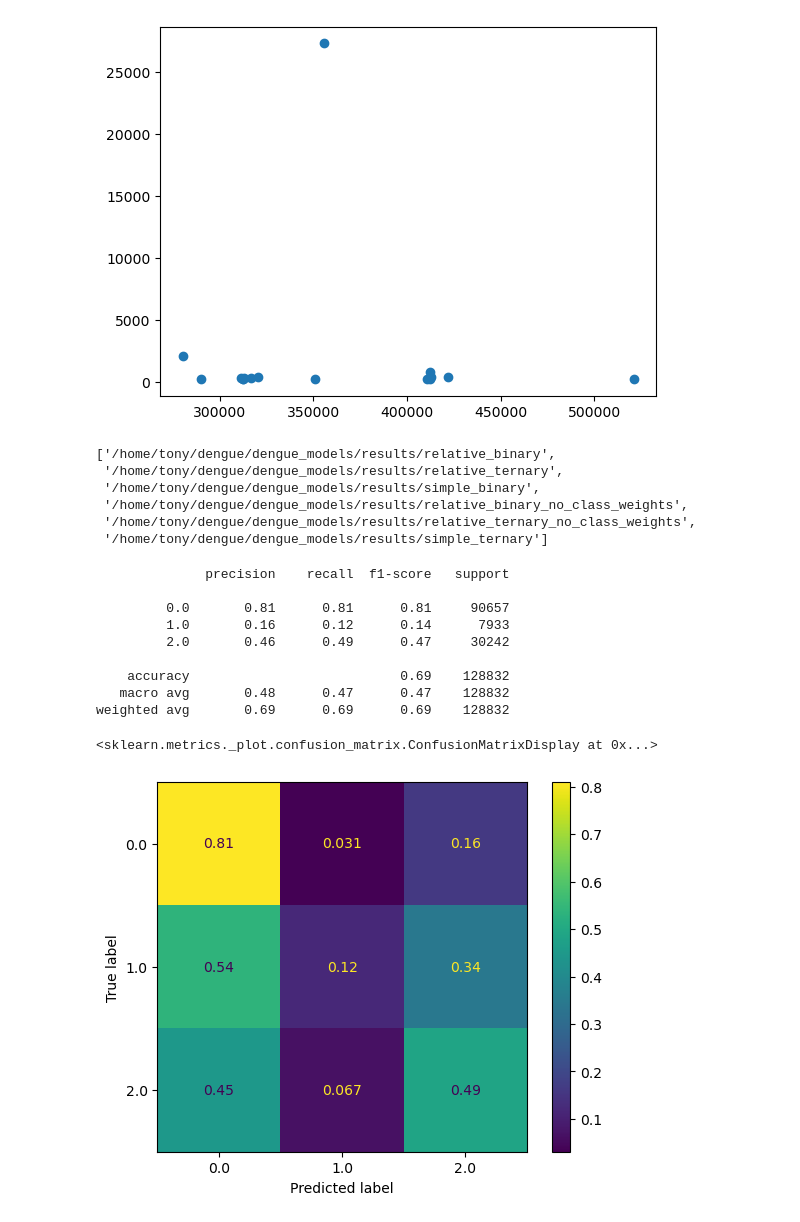
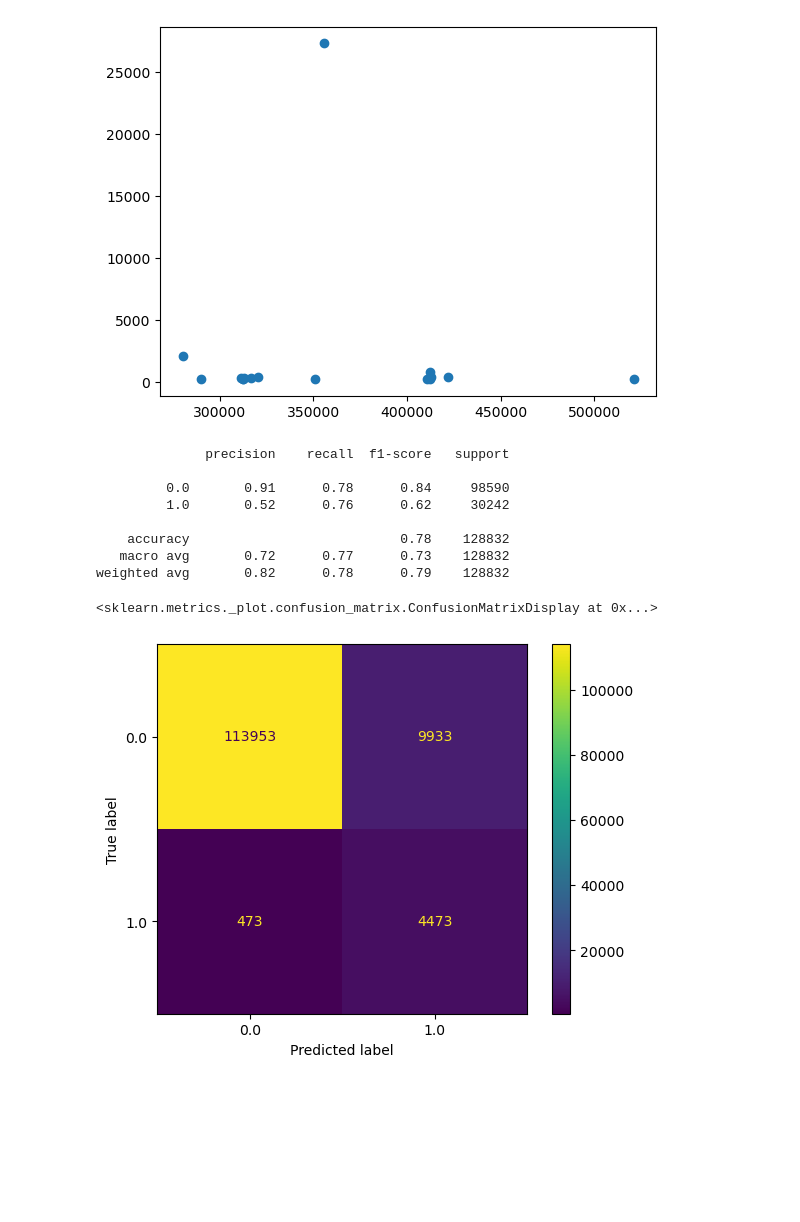
Before and after one commit to atalbanese/dengue_models, a Jupyter notebook: eda/eda.ipynb, the cells around one changed output. Saved outputs shown, nothing was run; the diff lists cells and outputs as text; code cells hidden in the pictures; blank space fills up the shorter version.

Commit message:
cat models

```diff
--- a/eda/eda.ipynb
+++ b/eda/eda.ipynb
@@ -841,15 +841,6 @@ plt.scatter(id_arr[good_results], delta[good_results])
 [figure]
 # %%
 subfolders = [ f.path for f in os.scandir('/home/tony/dengue/dengue_models/results') if f.is_dir() ]
-# %%
-subfolders
-# %% [output]
-['/home/tony/dengue/dengue_models/results/relative_binary',
- '/home/tony/dengue/dengue_models/results/relative_ternary',
- '/home/tony/dengue/dengue_models/results/simple_binary',
- '/home/tony/dengue/dengue_models/results/relative_binary_no_class_weights',
- '/home/tony/dengue/dengue_models/results/relative_ternary_no_class_weights',
- '/home/tony/dengue/dengue_models/results/simple_ternary']
 # %%
 cat_results = {}
 for f in subfolders:
@@ -866,24 +857,23 @@ for k,v in cat_results.items():
         'conf_matrix': confusion_matrix(v.select('ground_truth'), v.select('predictions'))
     }
 # %%
-print(cat_metrics['relative_ternary']['report'])
+print(cat_metrics['relative_binary_global']['report'])
 # %% [output]
               precision    recall  f1-score   support
 
-         0.0       0.81      0.81      0.81     90657
-         1.0       0.16      0.12      0.14      7933
-         2.0       0.46      0.49      0.47     30242
+         0.0       0.91      0.78      0.84     98590
+         1.0       0.52      0.76      0.62     30242
 
-    accuracy                           0.69    128832
-   macro avg       0.48      0.47      0.47    128832
-weighted avg       0.69      0.69      0.69    128832
+    accuracy                           0.78    128832
+   macro avg       0.72      0.77      0.73    128832
+weighted avg       0.82      0.78      0.79    128832
 # %%
 from sklearn.metrics import ConfusionMatrixDisplay
 
-ConfusionMatrixDisplay.from_predictions(cat_results['relative_ternary'].select('ground_truth'),
-                                        cat_results['relative_ternary'].select('predictions'),
-                                        normalize='true'
+ConfusionMatrixDisplay.from_predictions(cat_results['simple_binary_global'].select('ground_truth'),
+                                        cat_results['simple_binary_global'].select('predictions'),
+                                        #normalize=''
                                         )
 # %% [output]
 <sklearn.metrics._plot.confusion_matrix.ConfusionMatrixDisplay at 0x...>
-[figure, old version]
+[figure, new version]
```
Also changed, not shown: 2 other files.
